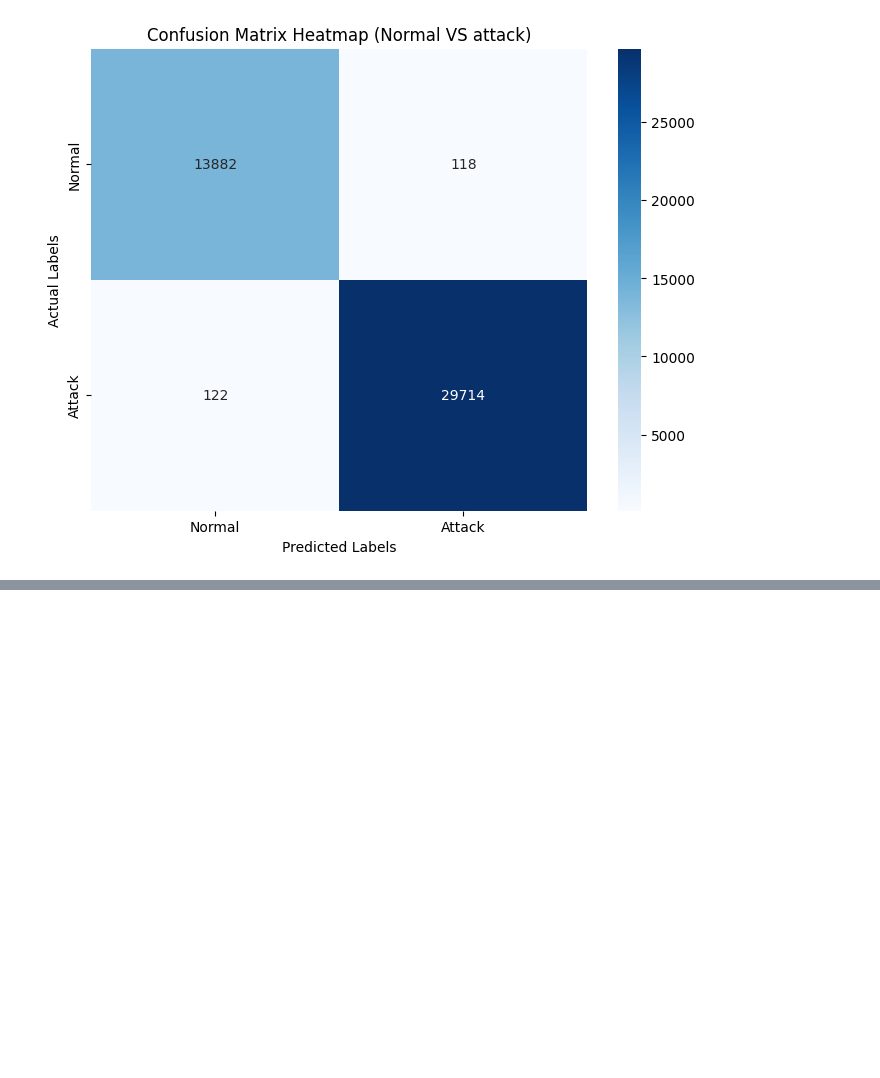
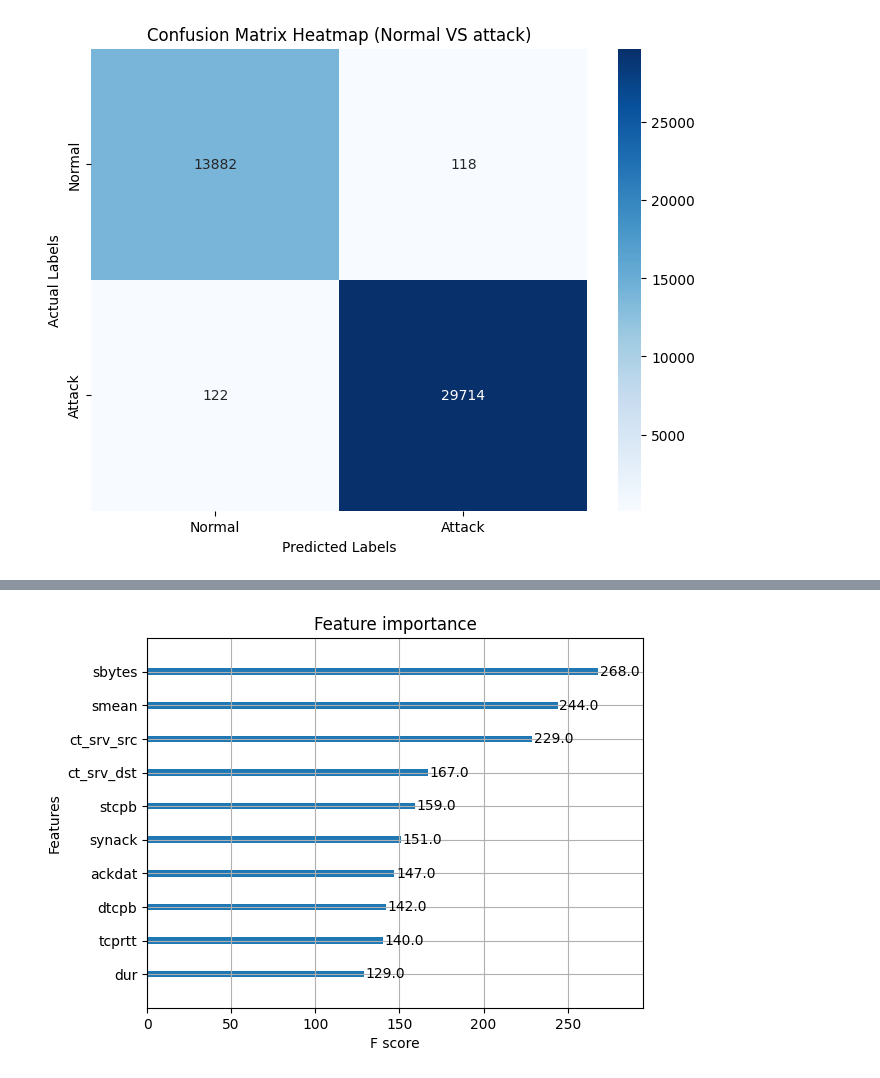
Before and after one commit to artophili/network_anomaly, a Jupyter notebook: Implementation/XGBoost.ipynb, the cells around one changed output, grey strips where cells are left out. Drawn from its saved outputs; the diff is of its cells as text; code cells hidden in the pictures; blank space fills up the shorter version.

```diff
--- a/Implementation/XGBoost.ipynb
+++ b/Implementation/XGBoost.ipynb
@@ -198,0 +237,11 @@ plt.show()
+# %%
+clf1_xbg = xgb.XGBClassifier()
+evaluation=[(X_train,y_train)]
+try:
+    clf1_xbg.fit(
+    X_train,
+    y_train,
+    eval_set= evaluation,
+    verbose = True)
+except AttributeError:
+    print("Found best iterations")
@@ -198,0 +303,5 @@ plt.show()
+# %%
+xgb.plot_importance(clf1_xbg, importance_type='weight',max_num_features=10)
+plt.show()
+# %% [output]
+[figure, added]
```
Also changed, not shown: parts of 21 cells of this notebook, 2 other files.
